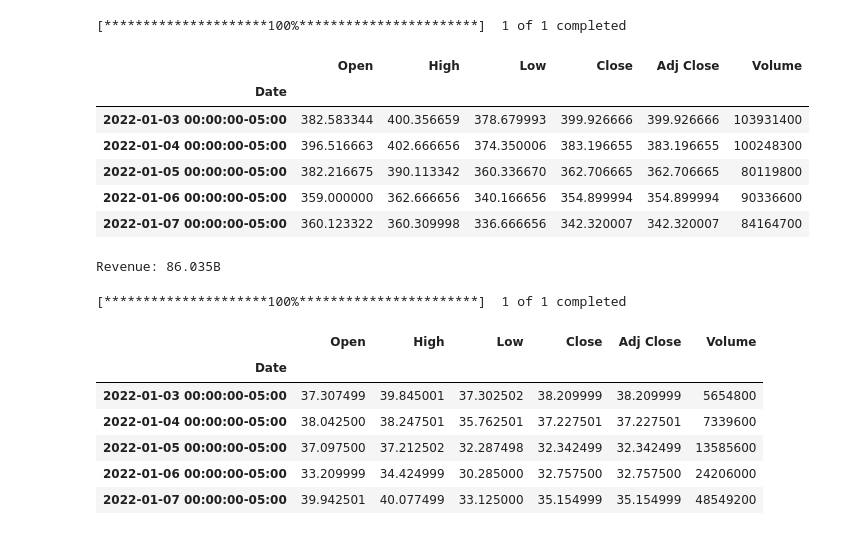
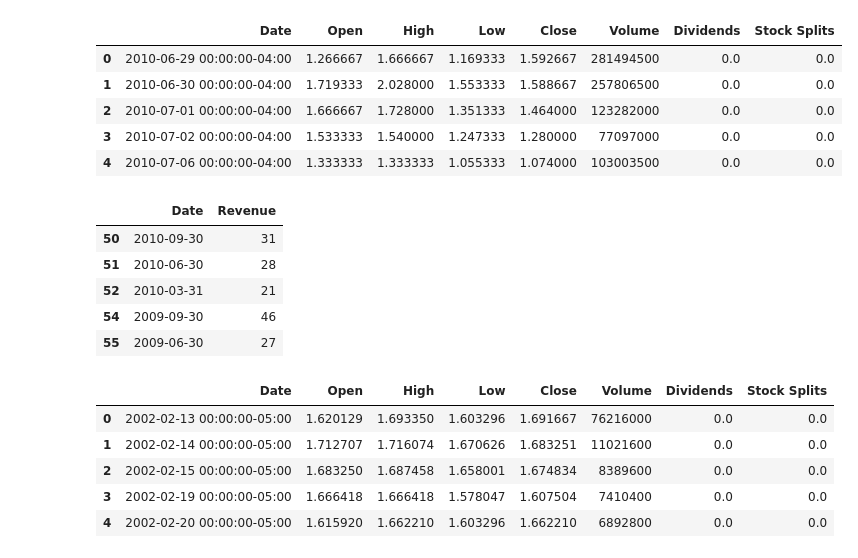
Before and after one commit to Sharkowsky/stockplayground, a Jupyter notebook: Tesla&GameStop.ipynb, the cells around one changed output. Cells and saved outputs as stored; diff of their text form; code cells hidden in the pictures.

```diff
--- a/Tesla&GameStop.ipynb
+++ b/Tesla&GameStop.ipynb
@@ -26,52 +51,54 @@ Requirement already satisfied: lxml==4.6.4 in /home/jupyterlab/conda/envs/python
 # %%
 # Question 1 - Extracting Tesla Stock Data Using yfinance
-import yfinance as yf
+tesla = yf.Ticker("TSLA")
 
-tesla_data = yf.download("TSLA", start="2022-01-01", end="2022-12-31")
+tesla_data = tesla.history(period="max")
+tesla_data.reset_index(inplace=True)
 tesla_data.head()
 # %% [output]
-[*********************100%***********************]  1 of 1 completed
-|  | Open | High | Low | Close | Adj Close | Volume |
-| Date |  |  |  |  |  |  |
-| 2022-01-03 00:00:00-05:00 | 382.583344 | 400.356659 | 378.679993 | 399.926666 | 399.926666 | 103931400 |
-| 2022-01-04 00:00:00-05:00 | 396.516663 | 402.666656 | 374.350006 | 383.196655 | 383.196655 | 100248300 |
-| 2022-01-05 00:00:00-05:00 | 382.216675 | 390.113342 | 360.336670 | 362.706665 | 362.706665 | 80119800 |
-| 2022-01-06 00:00:00-05:00 | 359.000000 | 362.666656 | 340.166656 | 354.899994 | 354.899994 | 90336600 |
-| 2022-01-07 00:00:00-05:00 | 360.123322 | 360.309998 | 336.666656 | 342.320007 | 342.320007 | 84164700 |
+|  | Date | Open | High | Low | Close | Volume | Dividends | Stock Splits |
+| 0 | 2010-06-29 00:00:00-04:00 | 1.266667 | 1.666667 | 1.169333 | 1.592667 | 281494500 | 0.0 | 0.0 |
+| 1 | 2010-06-30 00:00:00-04:00 | 1.719333 | 2.028000 | 1.553333 | 1.588667 | 257806500 | 0.0 | 0.0 |
+| 2 | 2010-07-01 00:00:00-04:00 | 1.666667 | 1.728000 | 1.351333 | 1.464000 | 123282000 | 0.0 | 0.0 |
+| 3 | 2010-07-02 00:00:00-04:00 | 1.533333 | 1.540000 | 1.247333 | 1.280000 | 77097000 | 0.0 | 0.0 |
+| 4 | 2010-07-06 00:00:00-04:00 | 1.333333 | 1.333333 | 1.055333 | 1.074000 | 103003500 | 0.0 | 0.0 |
 # %%
 # Question 2 - Extracting Tesla Revenue Data Using Webscraping
-import pandas as pd
-import requests
-from bs4 import BeautifulSoup
+data = requests.get("https://www.macrotrends.net/stocks/charts/TSLA/tesla/revenue").text
+soup = BeautifulSoup(data, "html.parser")
+tables = soup.find_all('table')
 
-data  = requests.get("https://www.cnbc.com/quotes/TSLA?qsearchterm=TSLA").text
-soup = BeautifulSoup(data, 'html5lib')
+for index, table in enumerate(tables):
+    if "Tesla Quarterly Revenue" in str(table):
+        table_index = index
 
-tesla_df = pd.DataFrame(columns=["Attribute", "Value"])
+tesla_revenue = pd.read_html(str(tables[1]), flavor="bs4")[0]
 
-for row in soup.find('ul', class_='Summary-ratios').find_all('li', class_='Summary-stat'):
-    col = row.find_all('span')
-    attribute = col[0].text
-    value = col[1].text
-    tesla_df = tesla_df.append({"Attribute":attribute, "Value":value}, ignore_index=True)
-
-print('Revenue: ' + tesla_df.iloc[5,1])
+tesla_revenue = tesla_revenue.rename(columns={'Tesla Quarterly Revenue(Millions of US $)': 'Date', 'Tesla Quarterly Revenue(Millions of US $).1': 'Revenue'})
+tesla_revenue["Revenue"] = tesla_revenue['Revenue'].str.replace(',|\$',"")
+tesla_revenue.dropna(inplace=True)
+tesla_revenue = tesla_revenue[tesla_revenue['Revenue'] != ""]
+tesla_revenue.tail()
 # %% [output]
-Revenue: 86.035B
+|  | Date | Revenue |
+| 50 | 2010-09-30 | 31 |
+| 51 | 2010-06-30 | 28 |
+| 52 | 2010-03-31 | 21 |
+| 54 | 2009-09-30 | 46 |
+| 55 | 2009-06-30 | 27 |
 # %%
 # Question 3 - Extracting GameStop Stock Data Using yfinance
-import yfinance as yf
+gme = yf.Ticker("GME")
 
-gme_data = yf.download("GME", start="2022-01-01", end="2022-12-31")
+gme_data = gme.history(period="max")
+gme_data.reset_index(inplace=True)
 gme_data.head()
 # %% [output]
-[*********************100%***********************]  1 of 1 completed
-|  | Open | High | Low | Close | Adj Close | Volume |
-| Date |  |  |  |  |  |  |
-| 2022-01-03 00:00:00-05:00 | 37.307499 | 39.845001 | 37.302502 | 38.209999 | 38.209999 | 5654800 |
-| 2022-01-04 00:00:00-05:00 | 38.042500 | 38.247501 | 35.762501 | 37.227501 | 37.227501 | 7339600 |
-| 2022-01-05 00:00:00-05:00 | 37.097500 | 37.212502 | 32.287498 | 32.342499 | 32.342499 | 13585600 |
-| 2022-01-06 00:00:00-05:00 | 33.209999 | 34.424999 | 30.285000 | 32.757500 | 32.757500 | 24206000 |
-| 2022-01-07 00:00:00-05:00 | 39.942501 | 40.077499 | 33.125000 | 35.154999 | 35.154999 | 48549200 |
+|  | Date | Open | High | Low | Close | Volume | Dividends | Stock Splits |
+| 0 | 2002-02-13 00:00:00-05:00 | 1.620129 | 1.693350 | 1.603296 | 1.691667 | 76216000 | 0.0 | 0.0 |
+| 1 | 2002-02-14 00:00:00-05:00 | 1.712707 | 1.716074 | 1.670626 | 1.683251 | 11021600 | 0.0 | 0.0 |
+| 2 | 2002-02-15 00:00:00-05:00 | 1.683250 | 1.687458 | 1.658001 | 1.674834 | 8389600 | 0.0 | 0.0 |
+| 3 | 2002-02-19 00:00:00-05:00 | 1.666418 | 1.666418 | 1.578047 | 1.607504 | 7410400 | 0.0 | 0.0 |
+| 4 | 2002-02-20 00:00:00-05:00 | 1.615920 | 1.662210 | 1.603296 | 1.662210 | 6892800 | 0.0 | 0.0 |
 # %%
 # Question 4 - Extracting GameStop Revenue Data Using Webscraping
```
Also changed, not shown: parts of 6 cells of this notebook, 6 other files.
